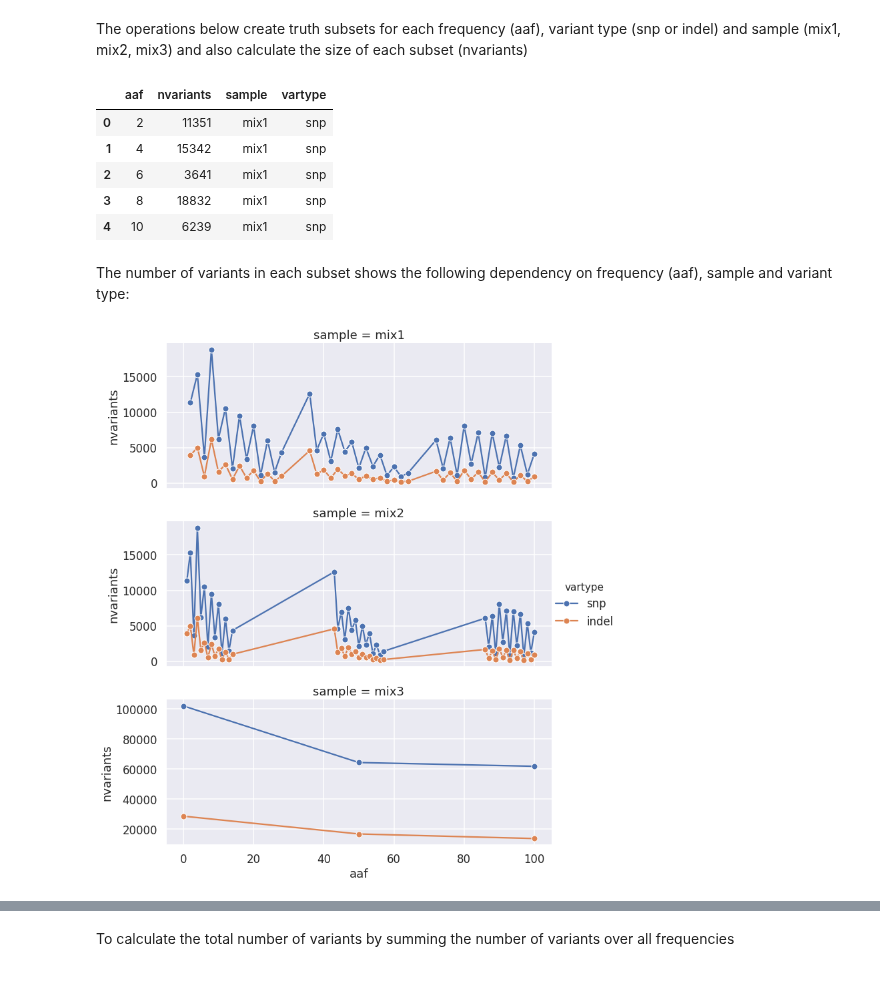
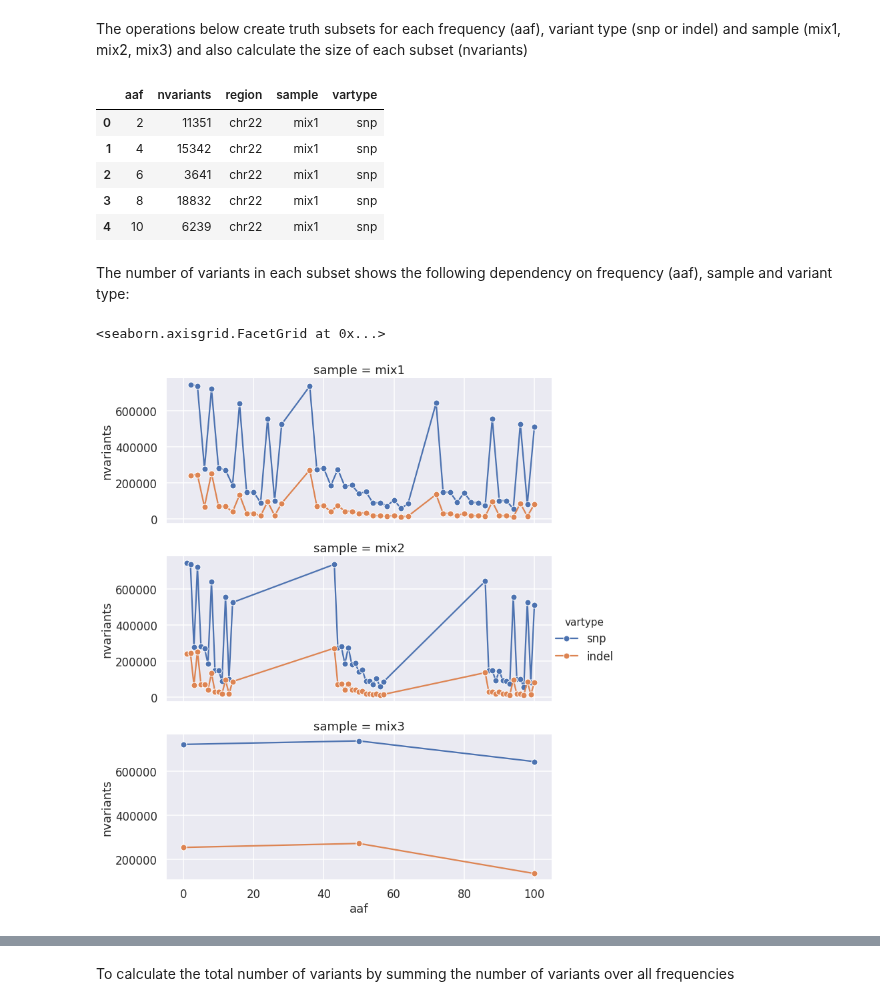
Before and after one commit to attilagk/BSM-research, a Jupyter notebook: notebook/2019-04-04-truth-sets-aaf/2019-04-04-truth-sets-aaf.ipynb, the cells around one changed output, grey strips where cells are left out. Cells and saved outputs as stored; diff of their text form; code cells hidden in the pictures.

Commit message:
aaf truth subsets obtained for autosomes too

```diff
--- a/notebook/2019-04-04-truth-sets-aaf/2019-04-04-truth-sets-aaf.ipynb
+++ b/notebook/2019-04-04-truth-sets-aaf/2019-04-04-truth-sets-aaf.ipynb
@@ -22,27 +22,32 @@ import somaticvar_models as svm
 # %% [markdown]
 The operations below create truth subsets for each frequency (aaf), variant type (snp or indel) and sample (mix1, mix2, mix3) and also calculate the size of each subset (nvariants)
 # %%
-def tsaaf(mix, vartype):
-    bdir = '/home/attila/projects/bsm/results/2019-03-18-truth-sets/chr22'
-    return(tsa.make_ts_aaf(mix=mix, vartype=vartype, tsdir=bdir + os.sep + vartype + '/truthset'))
+def tsaaf(mix, vartype, region):
+    bdir = '/home/attila/projects/bsm/results/2019-03-18-truth-sets/'
+    return(tsa.make_ts_aaf(mix=mix, vartype=vartype, region=region, tsdir=bdir + os.sep + region + os.sep + vartype + '/truthset'))
 
-nvariants = pd.concat([tsaaf(mix=m, vartype=v) for v in ['snp', 'indel'] for m in ['mix1', 'mix2', 'mix3']])
+nvariants = pd.concat([tsaaf(mix=m, vartype=v, region=r) for r in ['chr22', 'autosomes'] for v in ['snp', 'indel'] for m in ['mix1', 'mix2', 'mix3']])
 # %%
 nvariants.head()
 # %% [output]
-|  | aaf | nvariants | sample | vartype |
-| 0 | 2 | 11351 | mix1 | snp |
-| 1 | 4 | 15342 | mix1 | snp |
-| 2 | 6 | 3641 | mix1 | snp |
-| 3 | 8 | 18832 | mix1 | snp |
-| 4 | 10 | 6239 | mix1 | snp |
+|  | aaf | nvariants | region | sample | vartype |
+| 0 | 2 | 11351 | chr22 | mix1 | snp |
+| 1 | 4 | 15342 | chr22 | mix1 | snp |
+| 2 | 6 | 3641 | chr22 | mix1 | snp |
+| 3 | 8 | 18832 | chr22 | mix1 | snp |
+| 4 | 10 | 6239 | chr22 | mix1 | snp |
 # %% [markdown]
 The number of variants in each subset shows the following dependency on frequency (aaf), sample and variant type:
 # %%
 sns.set()
 sns.set_context('talk')
-fg = sns.FacetGrid(data=nvariants, row='sample', hue='vartype', sharey=False, aspect=2.5, height=4)
-fg = fg.map(plt.plot, 'aaf', 'nvariants', marker='o', markeredgecolor='white', linestyle='solid')
-fg = fg.add_legend()
+def nvar_aaf_plot(region='autosomes'):
+    fg = sns.FacetGrid(data=nvariants.loc[nvariants['region'] == region, :], row='sample', hue='vartype', sharey=False, aspect=2.5, height=4)
+    fg = fg.map(plt.plot, 'aaf', 'nvariants', marker='o', markeredgecolor='white', linestyle='solid')
+    fg = fg.add_legend()
+    return(fg)
+
+nvar_aaf_plot('autosomes')
 # %% [output]
+<seaborn.axisgrid.FacetGrid at 0x...>
-[figure, old version]
+[figure, new version]
```
Also changed, not shown: parts of 4 cells of this notebook, 2 other files.
